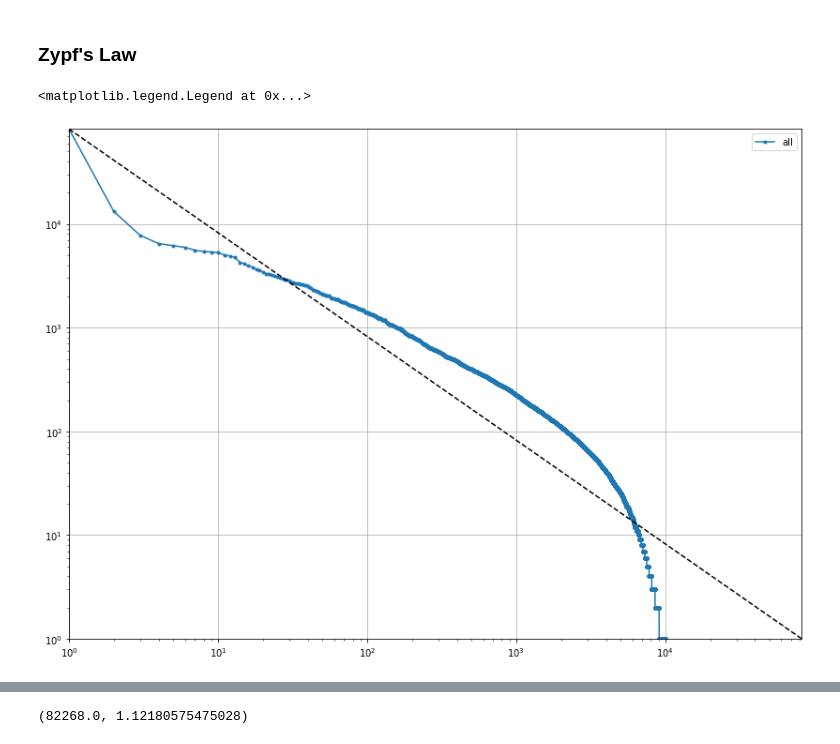
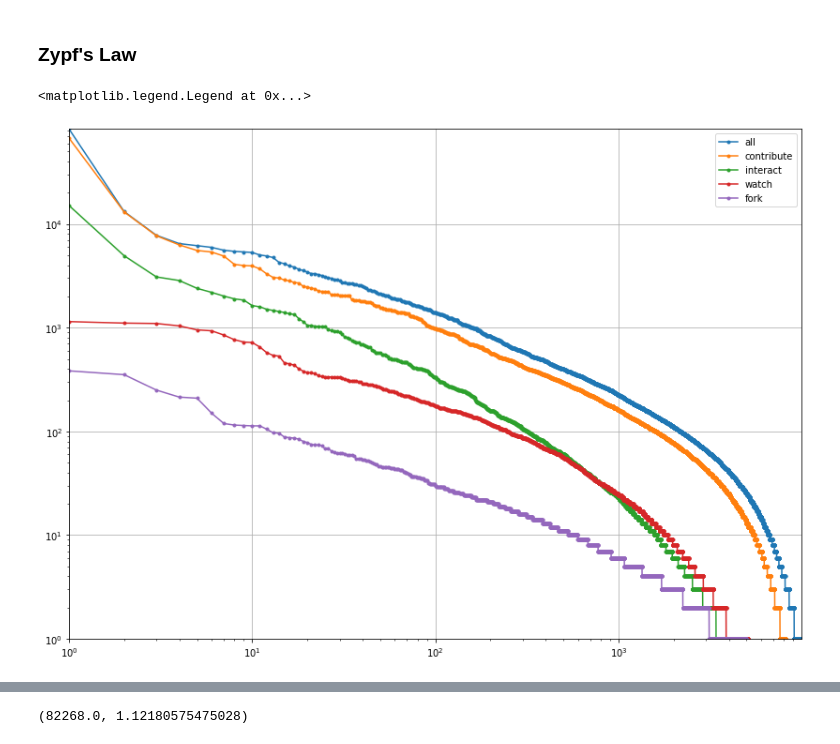
Before and after one commit to gaspa93/OSS-2018, a Jupyter notebook: Extract Global Statistics.ipynb, the cells around one changed output, grey strips where cells are left out. Saved outputs shown, nothing was run; the diff lists cells and outputs as text; code cells hidden in the pictures.

Commit message:
added zypf curve for each category of activity

```diff
--- a/Extract Global Statistics.ipynb
+++ b/Extract Global Statistics.ipynb
@@ -287,18 +287,18 @@ fork_rank = u_distr.fork.sort_values(ascending=False).reset_index(drop=True)
 # %%
 plt.figure(figsize=(14, 10))
 x_axis = range(1, len(sample_rank)+1)
 plt.loglog(x_axis, sample_rank.values, marker=".", label='all')
-'''
+
 plt.loglog(x_axis, contribute_rank.values, marker=".", label='contribute')
 plt.loglog(x_axis, interact_rank.values, marker=".", label='interact')
 plt.loglog(x_axis, watch_rank.values, marker=".", label='watch')
 plt.loglog(x_axis, fork_rank.values, marker=".", label='fork')
-'''
-plt.plot([1, sample_rank.values[0]],[sample_rank.values[0] ,1], color='black', linestyle='--')
-plt.xlim([1, max(sample_rank.values)+10])
+
+#plt.plot([1, len(sample_rank)],[sample_rank.values[0] ,1], color='black', linestyle='--')
+plt.xlim([1, len(sample_rank.values)+10])
 plt.ylim([1, max(sample_rank.values)+10])
 plt.grid()
 plt.legend()
 # %% [output]
 <matplotlib.legend.Legend at 0x...>
-[figure, old version]
+[figure, new version]
```
Also changed, not shown: parts of 5 cells of this notebook, 2 other files.
